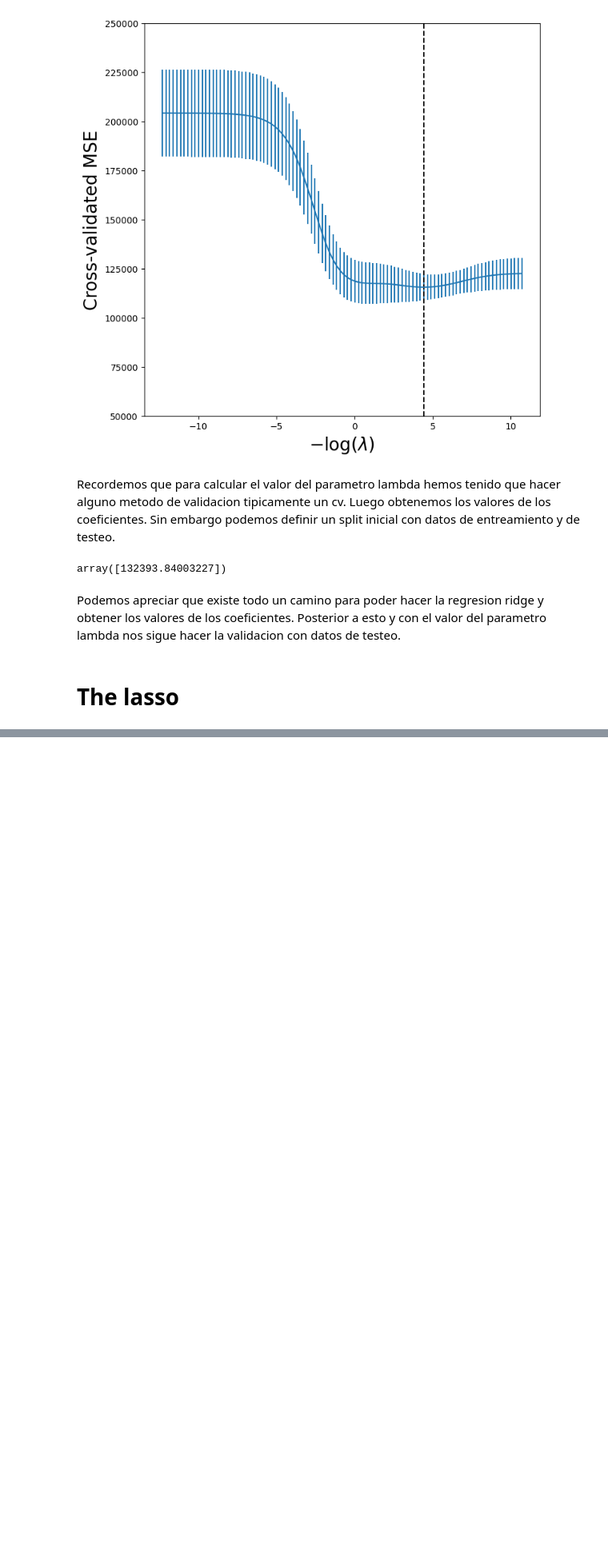
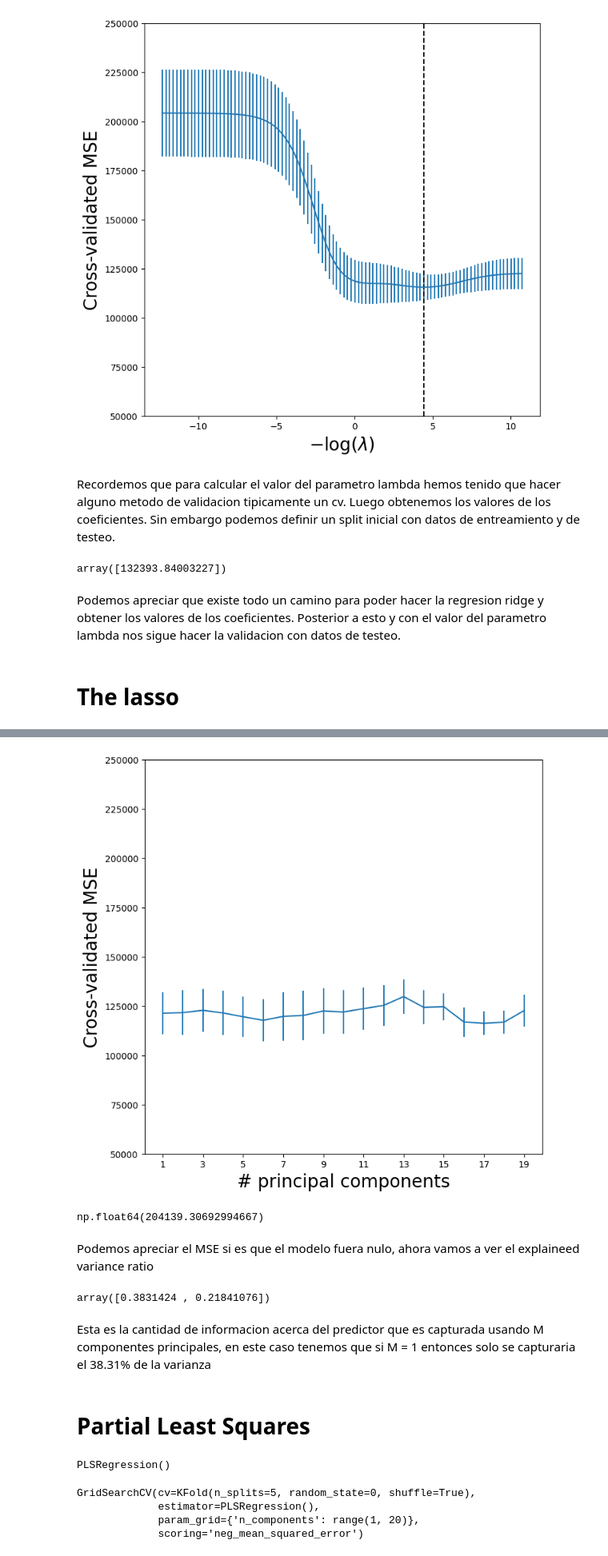
Before and after one commit to chuancao26/islp, a Jupyter notebook: LaboratorioRegularizacion.ipynb, the cells around one changed output, grey strips where cells are left out. Shown at 80% size. Cells and saved outputs as stored; diff of their text form; code cells hidden in the pictures; blank space fills up the shorter version.

```diff
--- a/LaboratorioRegularizacion.ipynb
+++ b/LaboratorioRegularizacion.ipynb
@@ -528,0 +619,54 @@ Podemos apreciar que existe todo un camino para poder hacer la regresion ridge y
+# %%
+pcr_fig, ax = subplots(figsize=(8,8))
+n_comp = param_grid['pca__n_components']
+ax.errorbar(n_comp,
+            -grid.cv_results_['mean_test_score'],
+            grid.cv_results_['std_test_score'] / np.sqrt(K))
+ax.set_ylabel('Cross-validated MSE', fontsize=20)
+ax.set_xlabel('# principal components', fontsize=20)
+ax.set_xticks(n_comp[::2])
+ax.set_ylim([50000,250000]);
+# %% [output]
+[figure, added]
+# %%
+Xn = np.zeros((X.shape[0], 1))
+cv_null = skm.cross_validate(linreg,
+                             Xn,
+                             Y,
+                             cv=kfold,
+                             scoring='neg_mean_squared_error')
+-cv_null['test_score'].mean()
+# %% [output]
+np.float64(204139.30692994667)
+# %% [markdown]
+Podemos apreciar el MSE si es que el modelo fuera nulo, ahora vamos a ver el explaineed variance ratio
+# %%
+pipe.named_steps["pca"].explained_variance_ratio_
+# %% [output]
+array([0.3831424 , 0.21841076])
+# %% [markdown]
+Esta es la cantidad de informacion acerca del predictor que es capturada usando M componentes principales, en este caso tenemos que si M = 1 entonces solo se capturaria el 38.31% de la varianza
+# %% [markdown]
+# Partial Least Squares
+# %%
+pls = PLSRegression(n_components=2,
+                    scale=True)
+pls.fit(X, Y)
+# %% [output]
+PLSRegression()
+# %%
+param_grid = {'n_components':range(1, 20)}
+K = 5
+kfolds = skm.KFold(5,
+                   shuffle=True,
+                   random_state=1)
+grid = skm.GridSearchCV(pls,
+                        param_grid,
+                        cv=kfold,
+                        scoring='neg_mean_squared_error')
+grid.fit(X, Y)
+# %% [output]
+GridSearchCV(cv=KFold(n_splits=5, random_state=0, shuffle=True),
+             estimator=PLSRegression(),
+             param_grid={'n_components': range(1, 20)},
+             scoring='neg_mean_squared_error')
```
Also changed, not shown: parts of 13 cells of this notebook.
